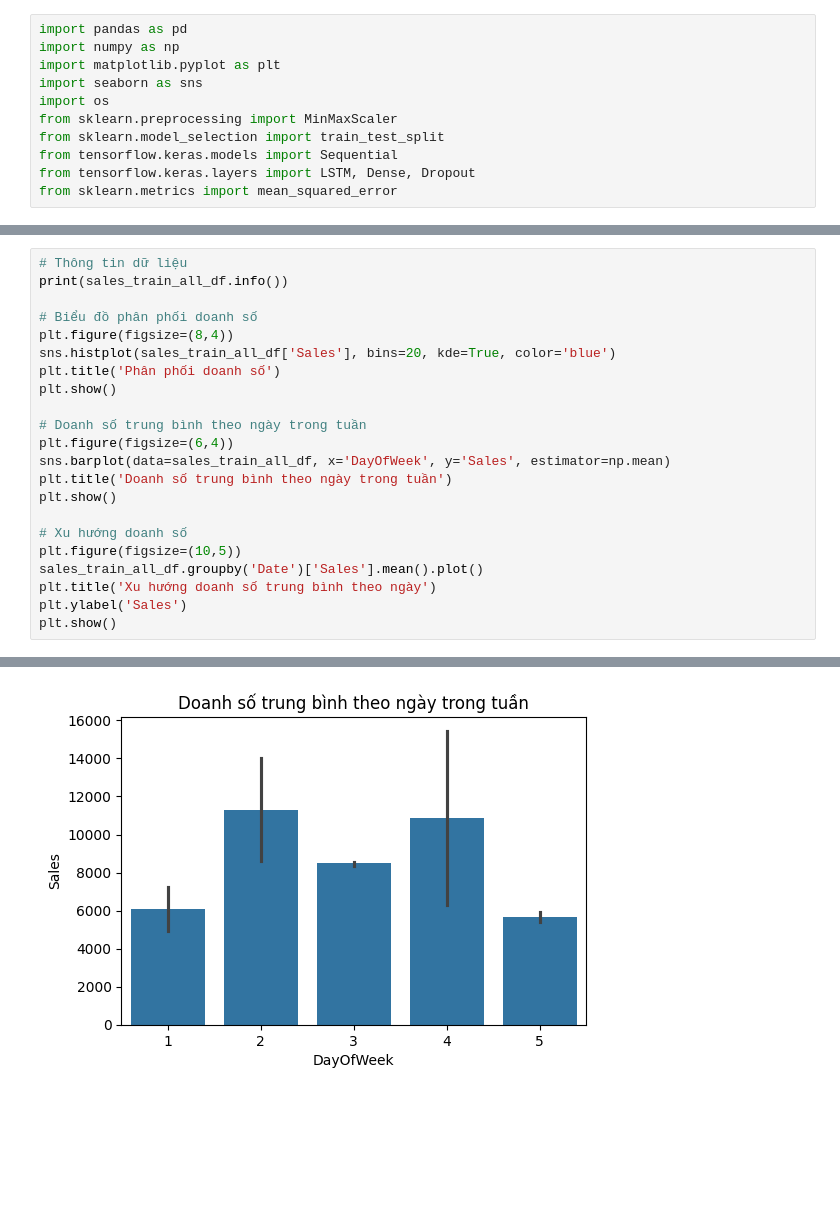
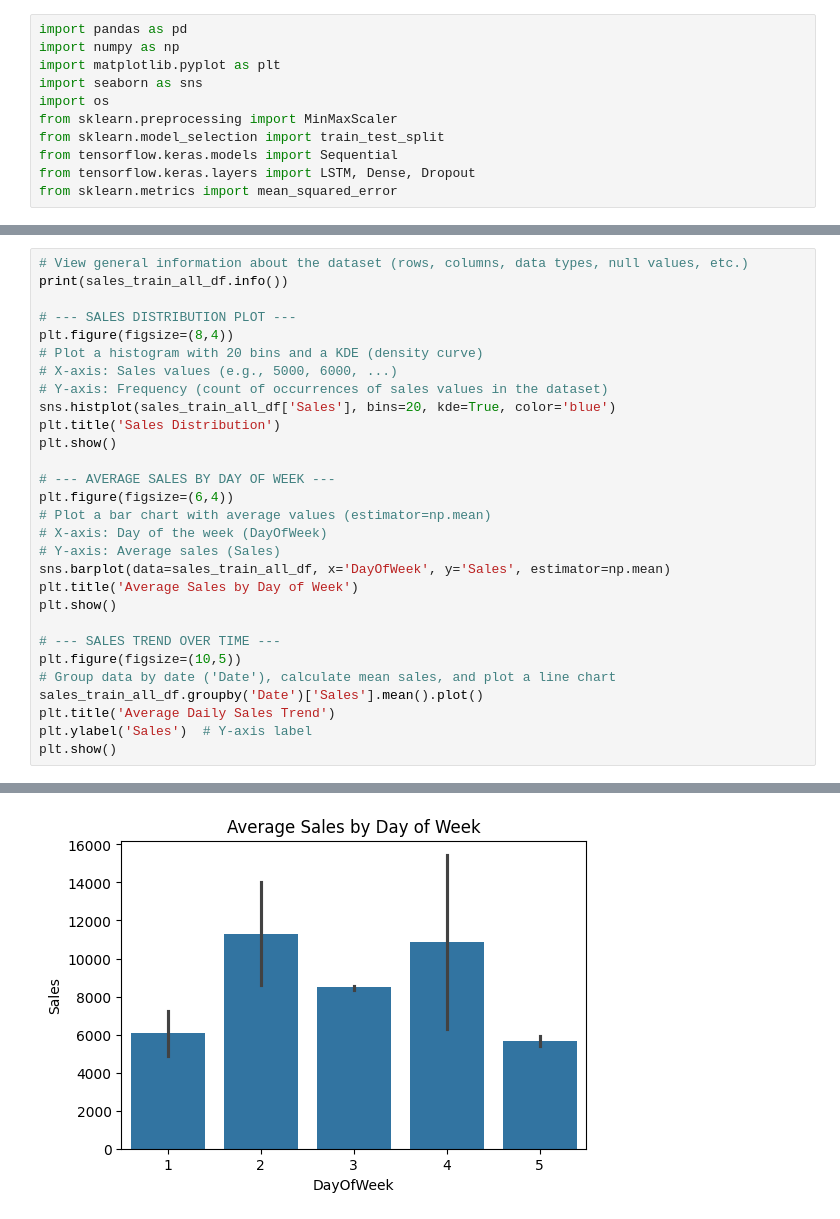
Before and after one commit to vanduyvip01/BusinessProcessSupport, a Jupyter notebook: asm2/train_lstm.ipynb, the cells around one changed output, grey strips where cells are left out. Drawn from its saved outputs; the diff is of its cells as text; blank space fills up the shorter version.

```diff
--- a/asm2/train_lstm.ipynb
+++ b/asm2/train_lstm.ipynb
@@ -107,26 +123,33 @@ For example, when doing 'df[col].method(value, inplace=True)', try using 'df.met
 
   sales_train_all_df[col].fillna(0, inplace=True)
 # %%
-# Thông tin dữ liệu
+# View general information about the dataset (rows, columns, data types, null values, etc.)
 print(sales_train_all_df.info())
 
-# Biểu đồ phân phối doanh số
+# --- SALES DISTRIBUTION PLOT ---
 plt.figure(figsize=(8,4))
+# Plot a histogram with 20 bins and a KDE (density curve)
+# X-axis: Sales values (e.g., 5000, 6000, ...)
+# Y-axis: Frequency (count of occurrences of sales values in the dataset)
 sns.histplot(sales_train_all_df['Sales'], bins=20, kde=True, color='blue')
-plt.title('Phân phối doanh số')
+plt.title('Sales Distribution')
 plt.show()
 
-# Doanh số trung bình theo ngày trong tuần
+# --- AVERAGE SALES BY DAY OF WEEK ---
 plt.figure(figsize=(6,4))
+# Plot a bar chart with average values (estimator=np.mean)
+# X-axis: Day of the week (DayOfWeek)
+# Y-axis: Average sales (Sales)
 sns.barplot(data=sales_train_all_df, x='DayOfWeek', y='Sales', estimator=np.mean)
-plt.title('Doanh số trung bình theo ngày trong tuần')
+plt.title('Average Sales by Day of Week')
 plt.show()
 
-# Xu hướng doanh số
+# --- SALES TREND OVER TIME ---
 plt.figure(figsize=(10,5))
+# Group data by date ('Date'), calculate mean sales, and plot a line chart
 sales_train_all_df.groupby('Date')['Sales'].mean().plot()
-plt.title('Xu hướng doanh số trung bình theo ngày')
-plt.ylabel('Sales')
+plt.title('Average Daily Sales Trend')
+plt.ylabel('Sales')  # Y-axis label
 plt.show()
 # %% [output]
 <class 'pandas.core.frame.DataFrame'>
@@ -150 +173 @@ None
-[figure, old version]
+[figure, new version]
```
Also changed, not shown: parts of 6 cells of this notebook, 3 other files.
